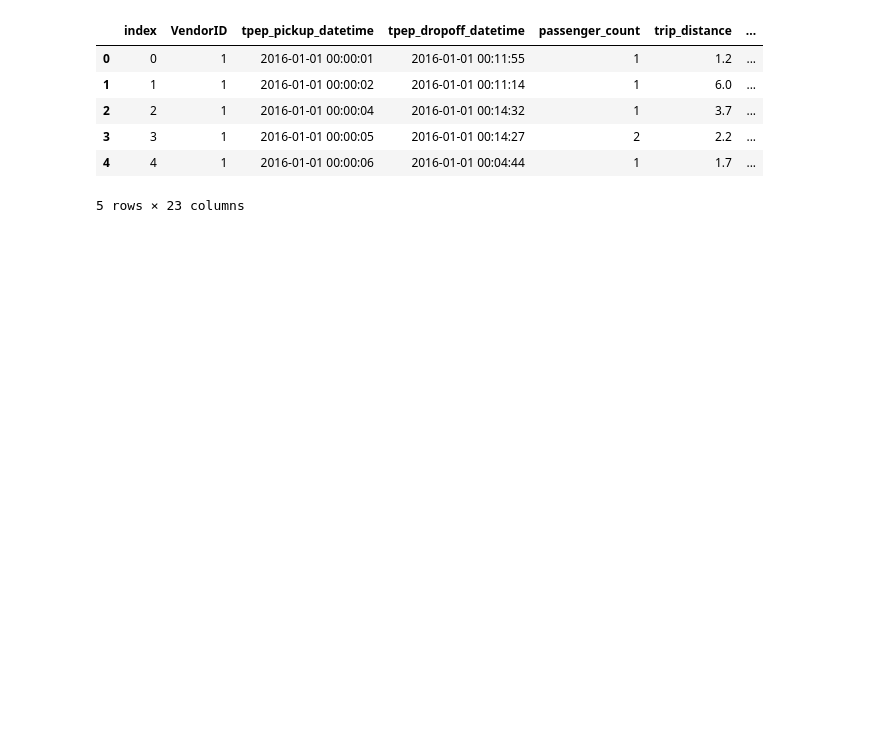
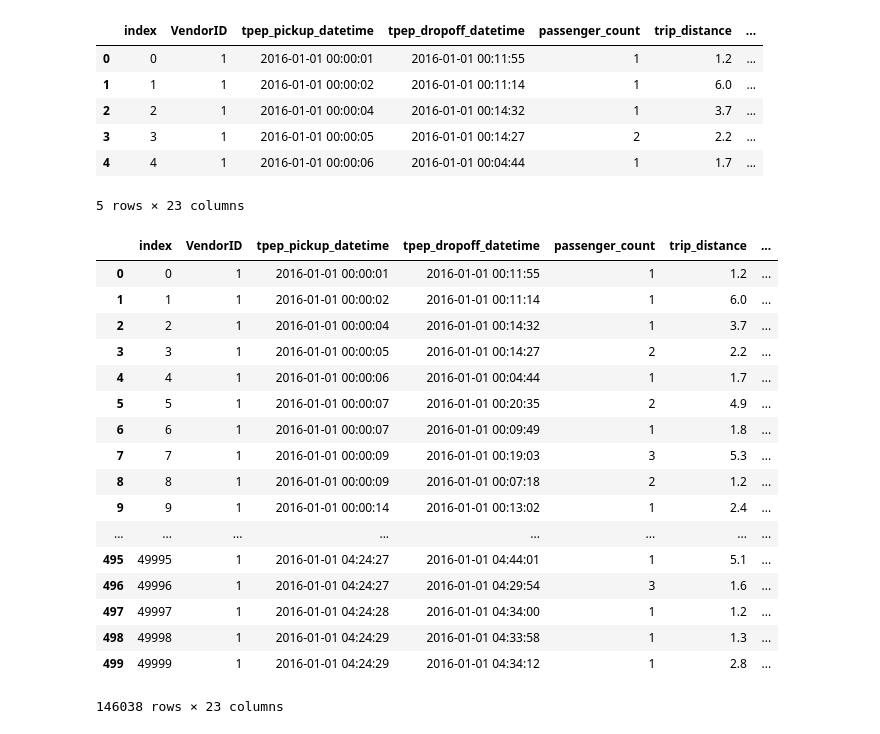
Before and after one commit to kedarvdm/Python4DataAnalysis, a Jupyter notebook: Final_Project-NYC_Yellow_Cab_Data_Analysis/notebooks/Analysis2.ipynb, the cells around one changed output. Saved outputs shown, nothing was run; the diff lists cells and outputs as text; code cells hidden in the pictures; blank space fills up the shorter version.

```diff
--- a/Final_Project-NYC_Yellow_Cab_Data_Analysis/notebooks/Analysis2.ipynb
+++ b/Final_Project-NYC_Yellow_Cab_Data_Analysis/notebooks/Analysis2.ipynb
@@ -28,6 +28,29 @@ df.head()
 | 3 | 3 | 1 | 2016-01-01 00:00:05 | 2016-01-01 00:14:27 | 2 | 2.2 | ... |
 | 4 | 4 | 1 | 2016-01-01 00:00:06 | 2016-01-01 00:04:44 | 1 | 1.7 | ... |
 5 rows × 23 columns
+# %%
+df = df[df['pickup_area'] != 'Not Specified']
+df = df[df['dropoff_area'] != 'Not Specified']
+df
+# %% [output]
+|  | index | VendorID | tpep_pickup_datetime | tpep_dropoff_datetime | passenger_count | trip_distance | ... |
+| 0 | 0 | 1 | 2016-01-01 00:00:01 | 2016-01-01 00:11:55 | 1 | 1.2 | ... |
+| 1 | 1 | 1 | 2016-01-01 00:00:02 | 2016-01-01 00:11:14 | 1 | 6.0 | ... |
+| 2 | 2 | 1 | 2016-01-01 00:00:04 | 2016-01-01 00:14:32 | 1 | 3.7 | ... |
+| 3 | 3 | 1 | 2016-01-01 00:00:05 | 2016-01-01 00:14:27 | 2 | 2.2 | ... |
+| 4 | 4 | 1 | 2016-01-01 00:00:06 | 2016-01-01 00:04:44 | 1 | 1.7 | ... |
+| 5 | 5 | 1 | 2016-01-01 00:00:07 | 2016-01-01 00:20:35 | 2 | 4.9 | ... |
+| 6 | 6 | 1 | 2016-01-01 00:00:07 | 2016-01-01 00:09:49 | 1 | 1.8 | ... |
+| 7 | 7 | 1 | 2016-01-01 00:00:09 | 2016-01-01 00:19:03 | 3 | 5.3 | ... |
+| 8 | 8 | 1 | 2016-01-01 00:00:09 | 2016-01-01 00:07:18 | 2 | 1.2 | ... |
+| 9 | 9 | 1 | 2016-01-01 00:00:14 | 2016-01-01 00:13:02 | 1 | 2.4 | ... |
+| ... | ... | ... | ... | ... | ... | ... | ... |
+| 495 | 49995 | 1 | 2016-01-01 04:24:27 | 2016-01-01 04:44:01 | 1 | 5.1 | ... |
+| 496 | 49996 | 1 | 2016-01-01 04:24:27 | 2016-01-01 04:29:54 | 3 | 1.6 | ... |
+| 497 | 49997 | 1 | 2016-01-01 04:24:28 | 2016-01-01 04:34:00 | 1 | 1.2 | ... |
+| 498 | 49998 | 1 | 2016-01-01 04:24:29 | 2016-01-01 04:33:58 | 1 | 1.3 | ... |
+| 499 | 49999 | 1 | 2016-01-01 04:24:29 | 2016-01-01 04:34:12 | 1 | 2.8 | ... |
+146038 rows × 23 columns
 # %%
 group_by_series = df['total_amount'].groupby([df['pickup_area'], df['payment_type']]).mean()
 group_by_df = group_by_series.to_frame()
```
Also changed, not shown: parts of 3 cells of this notebook, 30 other files.
